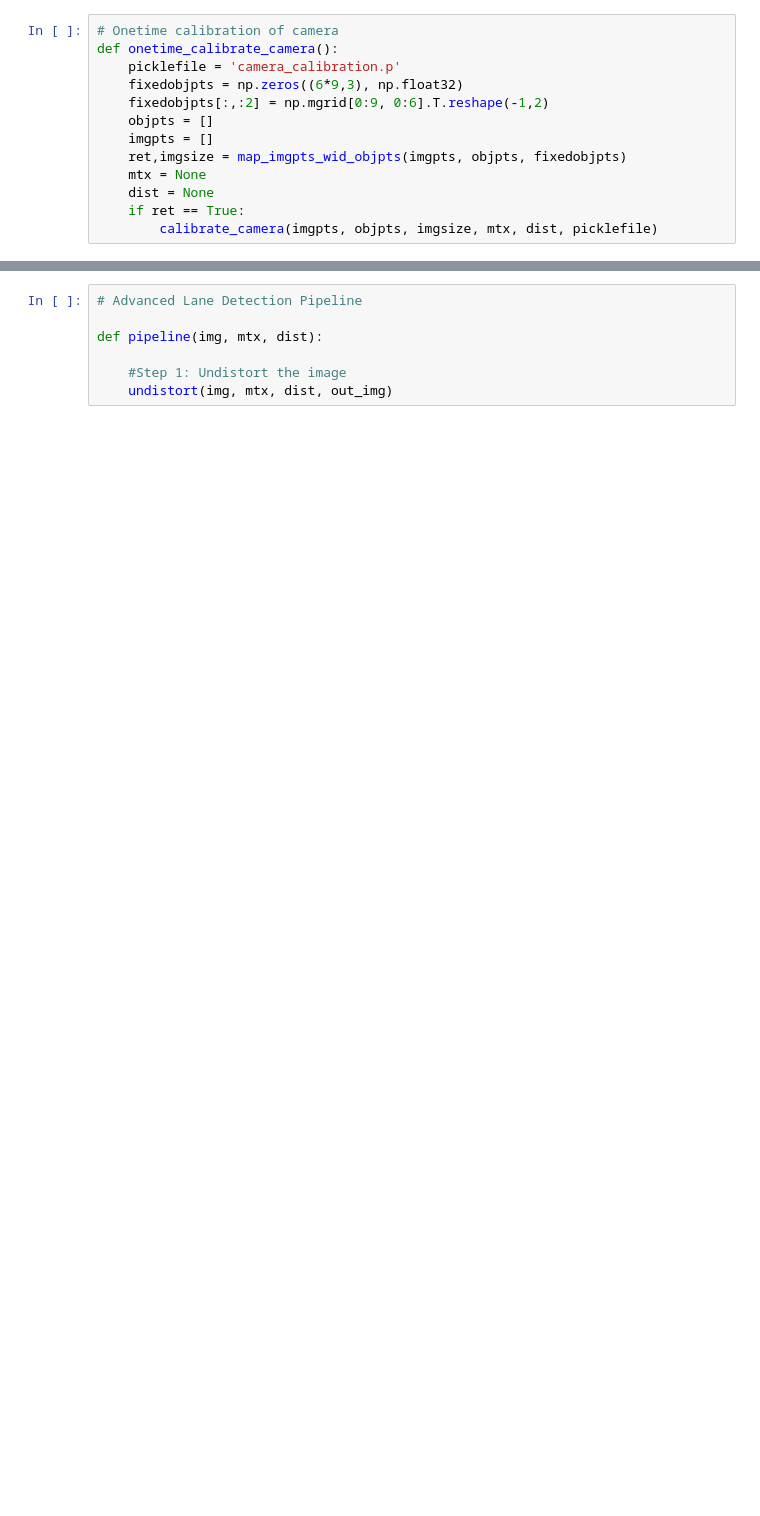
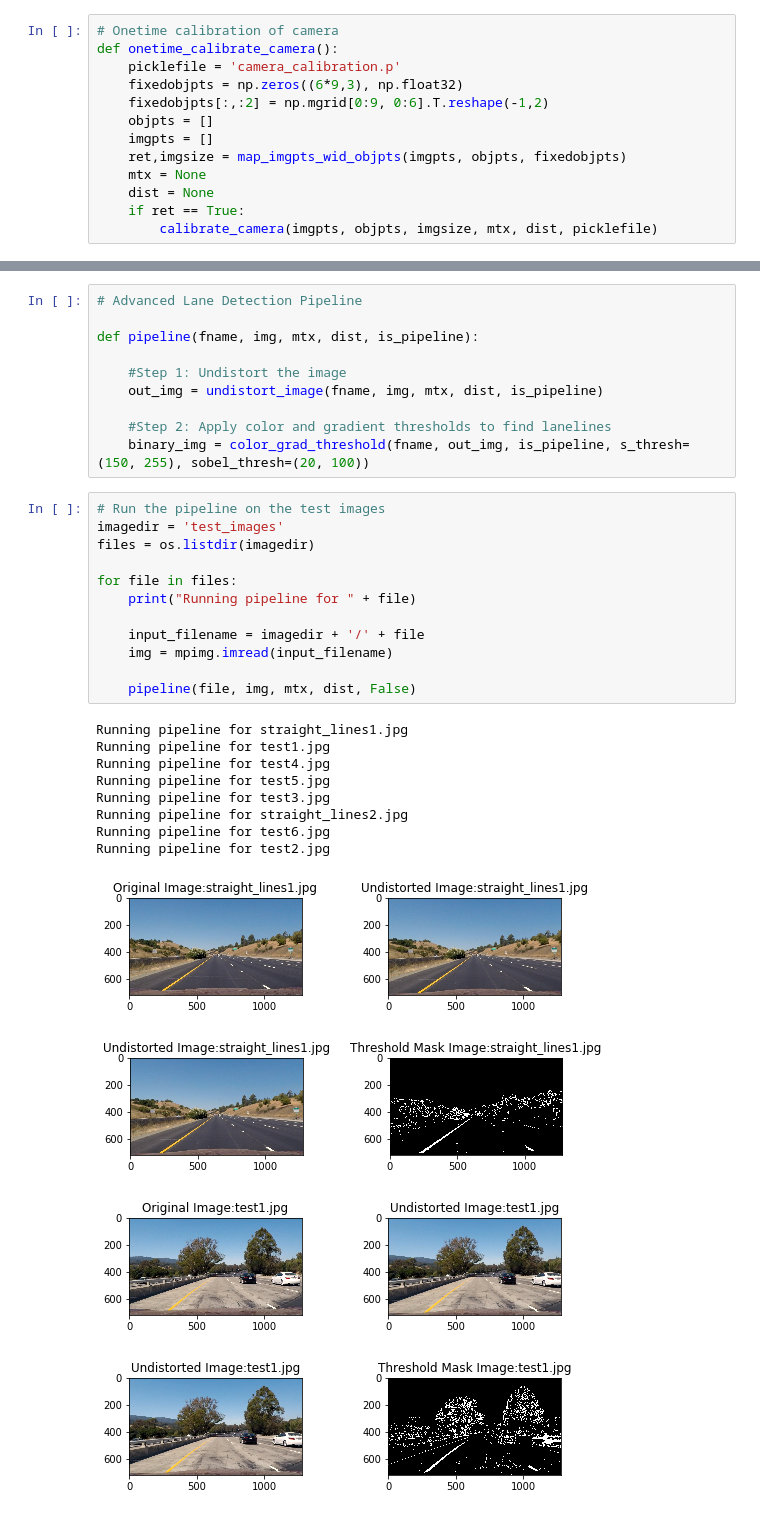
Before and after one commit to umeshpandey007/CarND-Advanced-Lane-Lines, a Jupyter notebook: Advanced_Lane_Finding.ipynb, the cells around one changed output, grey strips where cells are left out. Drawn from its saved outputs; the diff is of its cells as text; blank space fills up the shorter version.

```diff
--- a/Advanced_Lane_Finding.ipynb
+++ b/Advanced_Lane_Finding.ipynb
@@ -102,7 +145,35 @@ Camera Calibration done, saving the camera matrix and distortion coefficients as
 # %%
 # Advanced Lane Detection Pipeline
 
-def pipeline(img, mtx, dist):
+def pipeline(fname, img, mtx, dist, is_pipeline):
 
     #Step 1: Undistort the image
-    undistort(img, mtx, dist, out_img)
+    out_img = undistort_image(fname, img, mtx, dist, is_pipeline)
+
+    #Step 2: Apply color and gradient thresholds to find lanelines
+    binary_img = color_grad_threshold(fname, out_img, is_pipeline, s_thresh=(150, 255), sobel_thresh=(20, 100))
+# %%
+# Run the pipeline on the test images
+imagedir = 'test_images'
+files = os.listdir(imagedir)
+
+for file in files:
+    print("Running pipeline for " + file)
+
+    input_filename = imagedir + '/' + file
+    img = mpimg.imread(input_filename)
+
+    pipeline(file, img, mtx, dist, False)
+# %% [output]
+Running pipeline for straight_lines1.jpg
+Running pipeline for test1.jpg
+Running pipeline for test4.jpg
+Running pipeline for test5.jpg
+Running pipeline for test3.jpg
+Running pipeline for straight_lines2.jpg
+Running pipeline for test6.jpg
+Running pipeline for test2.jpg
+[figure, added]
+[figure, added]
+[figure, added]
+[figure, added]
```
Also changed, not shown: parts of 6 cells of this notebook.
